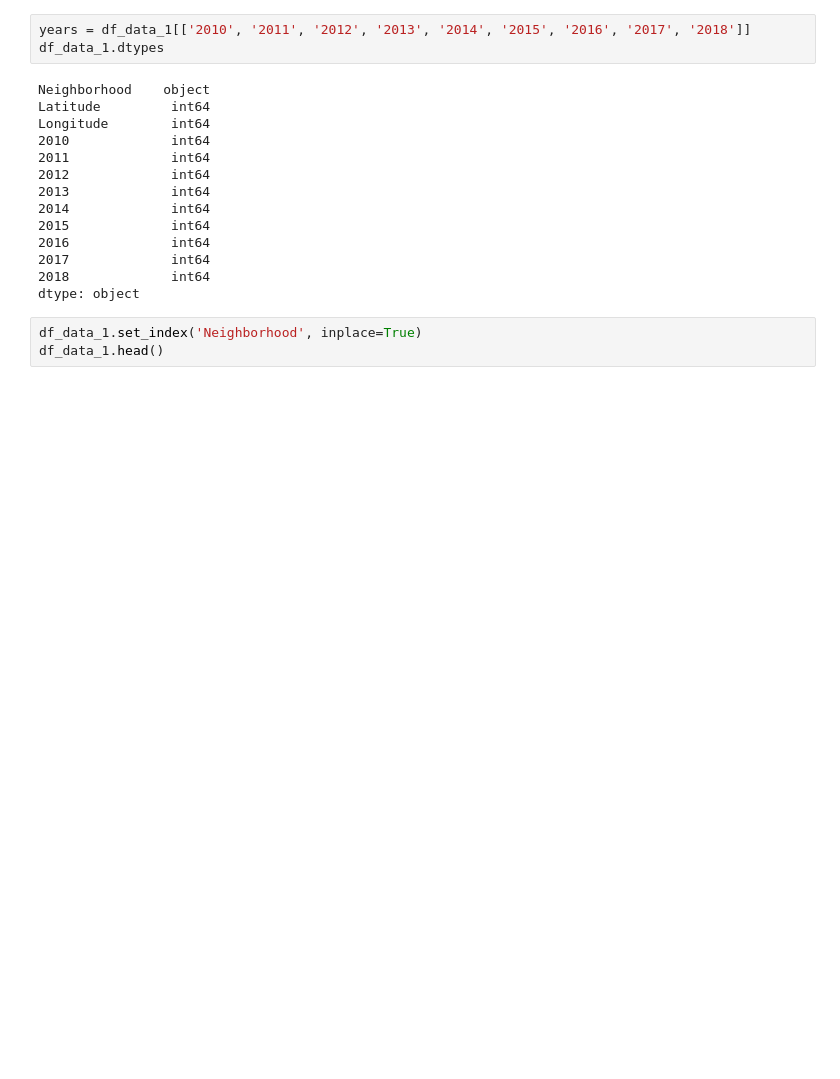
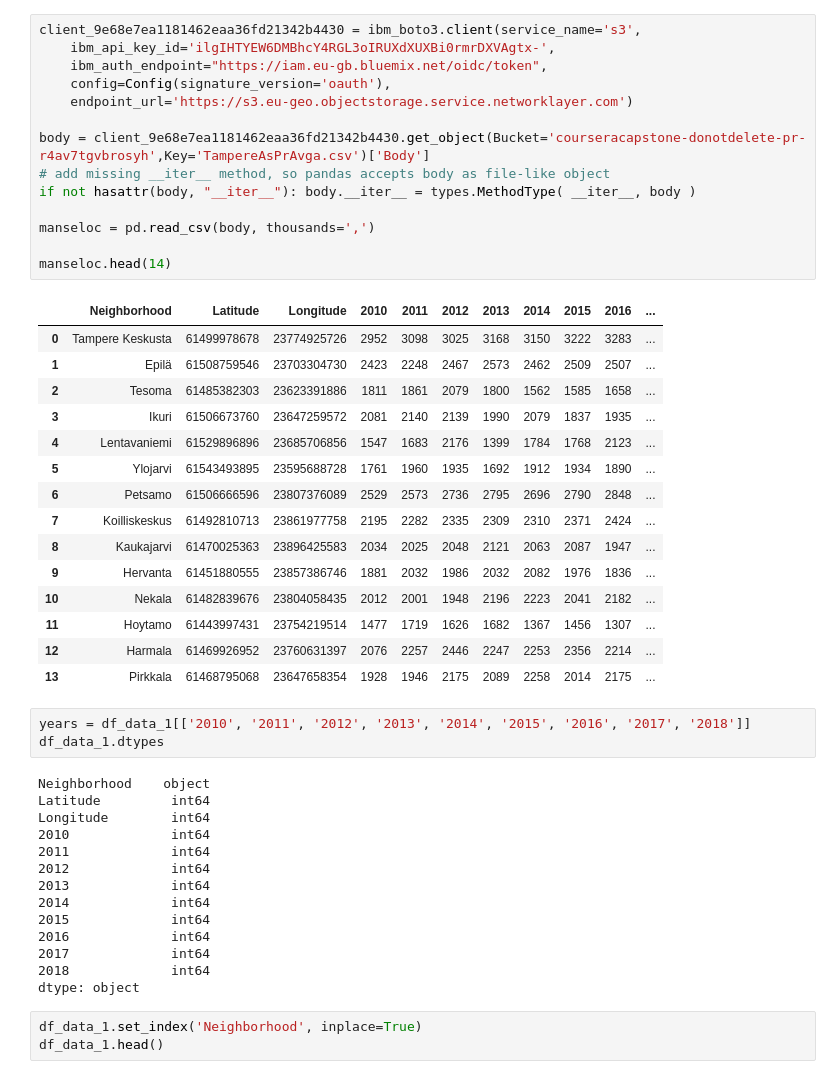
Before and after one commit to VesaKukkonen/-Coursera_Capstone, a Jupyter notebook: MansenBoxit.ipynb, the cells around one changed output. Cells and saved outputs as stored; diff of their text form; blank space fills up the shorter version.

```diff
--- a/MansenBoxit.ipynb
+++ b/MansenBoxit.ipynb
@@ -73,3 +56,33 @@ Executing transaction: done
+# %%
+client_9e68e7ea1181462eaa36fd21342b4430 = ibm_boto3.client(service_name='s3',
+    ibm_api_key_id='ilgIHTYEW6DMBhcY4RGL3oIRUXdXUXBi0rmrDXVAgtx-',
+    ibm_auth_endpoint="https://iam.eu-gb.bluemix.net/oidc/token",
+    config=Config(signature_version='oauth'),
+    endpoint_url='https://s3.eu-geo.objectstorage.service.networklayer.com')
+
+body = client_9e68e7ea1181462eaa36fd21342b4430.get_object(Bucket='courseracapstone-donotdelete-pr-r4av7tgvbrosyh',Key='TampereAsPrAvga.csv')['Body']
+# add missing __iter__ method, so pandas accepts body as file-like object
+if not hasattr(body, "__iter__"): body.__iter__ = types.MethodType( __iter__, body )
+
+manseloc = pd.read_csv(body, thousands=',')
+
+manseloc.head(14)
+# %% [output]
+|  | Neighborhood | Latitude | Longitude | 2010 | 2011 | 2012 | 2013 | 2014 | 2015 | 2016 | ... |
+| 0 | Tampere Keskusta | 61499978678 | 23774925726 | 2952 | 3098 | 3025 | 3168 | 3150 | 3222 | 3283 | ... |
+| 1 | Epilä | 61508759546 | 23703304730 | 2423 | 2248 | 2467 | 2573 | 2462 | 2509 | 2507 | ... |
+| 2 | Tesoma | 61485382303 | 23623391886 | 1811 | 1861 | 2079 | 1800 | 1562 | 1585 | 1658 | ... |
+| 3 | Ikuri | 61506673760 | 23647259572 | 2081 | 2140 | 2139 | 1990 | 2079 | 1837 | 1935 | ... |
+| 4 | Lentavaniemi | 61529896896 | 23685706856 | 1547 | 1683 | 2176 | 1399 | 1784 | 1768 | 2123 | ... |
+| 5 | Ylojarvi | 61543493895 | 23595688728 | 1761 | 1960 | 1935 | 1692 | 1912 | 1934 | 1890 | ... |
+| 6 | Petsamo | 61506666596 | 23807376089 | 2529 | 2573 | 2736 | 2795 | 2696 | 2790 | 2848 | ... |
+| 7 | Koilliskeskus | 61492810713 | 23861977758 | 2195 | 2282 | 2335 | 2309 | 2310 | 2371 | 2424 | ... |
+| 8 | Kaukajarvi | 61470025363 | 23896425583 | 2034 | 2025 | 2048 | 2121 | 2063 | 2087 | 1947 | ... |
+| 9 | Hervanta | 61451880555 | 23857386746 | 1881 | 2032 | 1986 | 2032 | 2082 | 1976 | 1836 | ... |
+| 10 | Nekala | 61482839676 | 23804058435 | 2012 | 2001 | 1948 | 2196 | 2223 | 2041 | 2182 | ... |
+| 11 | Hoytamo | 61443997431 | 23754219514 | 1477 | 1719 | 1626 | 1682 | 1367 | 1456 | 1307 | ... |
+| 12 | Harmala | 61469926952 | 23760631397 | 2076 | 2257 | 2446 | 2247 | 2253 | 2356 | 2214 | ... |
+| 13 | Pirkkala | 61468795068 | 23647658354 | 1928 | 1946 | 2175 | 2089 | 2258 | 2014 | 2175 | ... |
 # %%
 years = df_data_1[['2010', '2011', '2012', '2013', '2014', '2015', '2016', '2017', '2018']]
 df_data_1.dtypes
```
Also changed, not shown: parts of 20 cells of this notebook.
